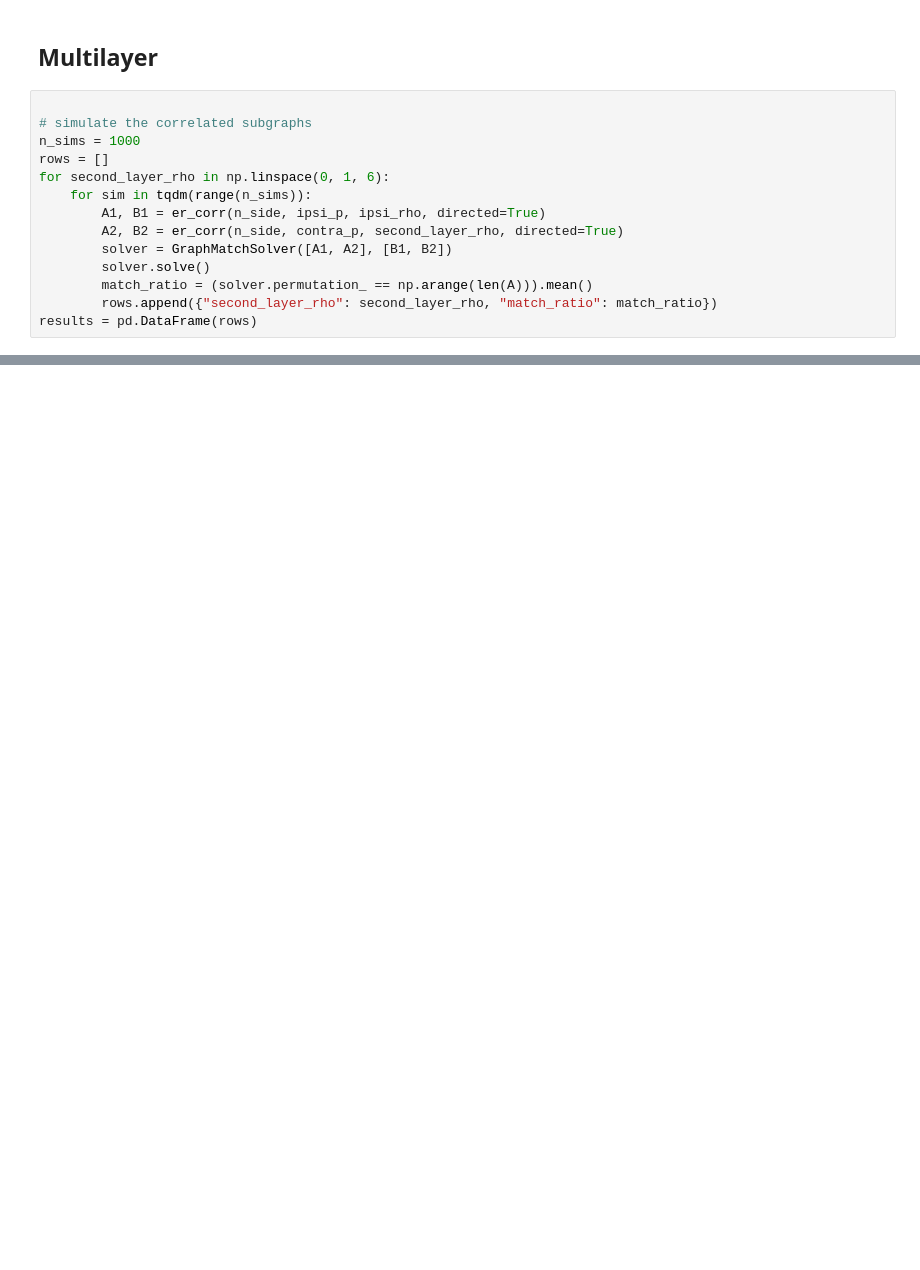
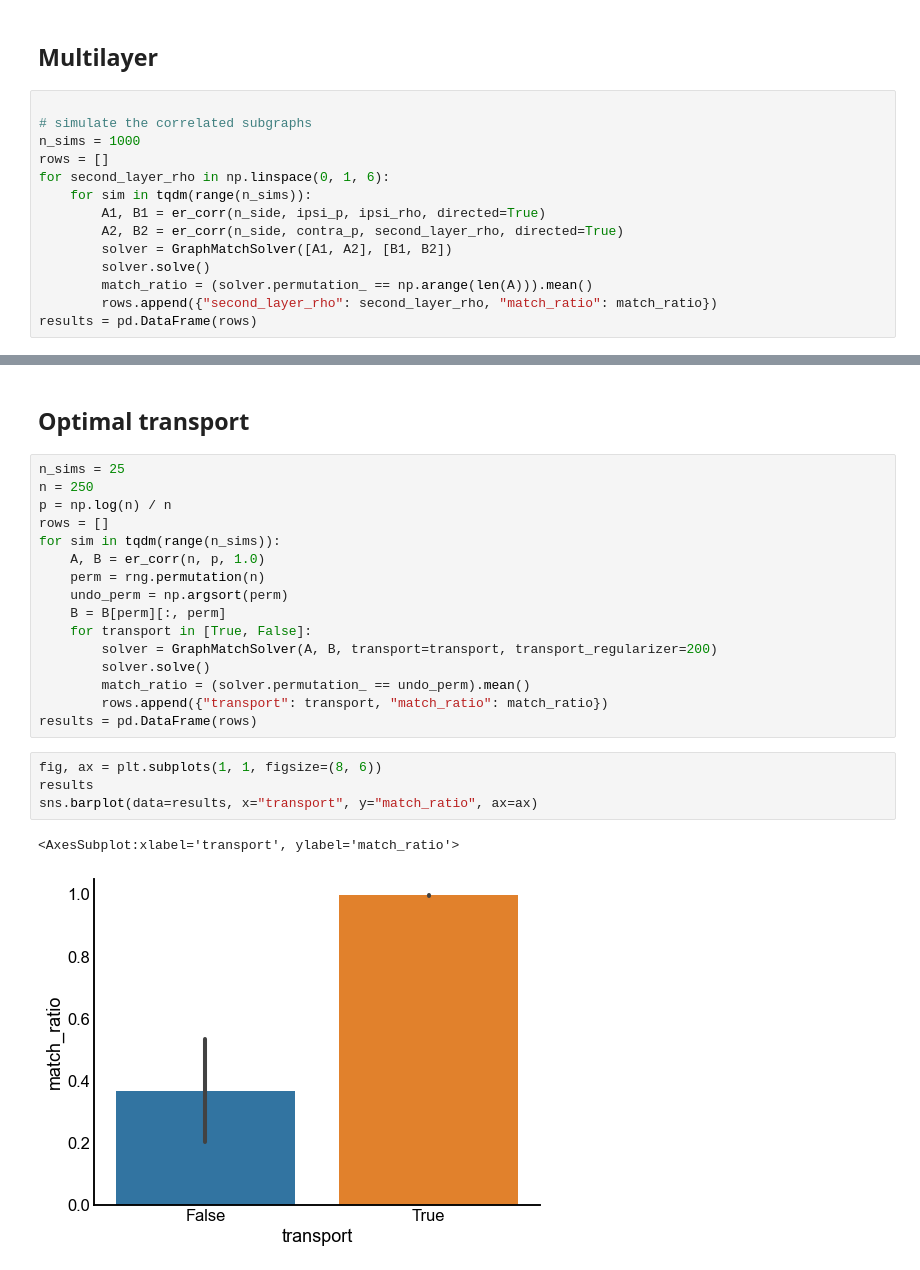
Before and after one commit to neurodata/matching, a Jupyter notebook: docs/benchmarks.ipynb, the cells around one changed output, grey strips where cells are left out. Drawn from its saved outputs; the diff is of its cells as text; blank space fills up the shorter version.

Commit message:
add GOAT results

```diff
--- a/docs/benchmarks.ipynb
+++ b/docs/benchmarks.ipynb
@@ -108,0 +109,25 @@ gluefig("accuracy_by_seeds", fig)
+# %% [markdown]
+## Optimal transport
+# %%
+n_sims = 25
+n = 250
+p = np.log(n) / n
+rows = []
+for sim in tqdm(range(n_sims)):
+    A, B = er_corr(n, p, 1.0)
+    perm = rng.permutation(n)
+    undo_perm = np.argsort(perm)
+    B = B[perm][:, perm]
+    for transport in [True, False]:
+        solver = GraphMatchSolver(A, B, transport=transport, transport_regularizer=200)
+        solver.solve()
+        match_ratio = (solver.permutation_ == undo_perm).mean()
+        rows.append({"transport": transport, "match_ratio": match_ratio})
+results = pd.DataFrame(rows)
+# %%
+fig, ax = plt.subplots(1, 1, figsize=(8, 6))
+results
+sns.barplot(data=results, x="transport", y="match_ratio", ax=ax)
+# %% [output]
+<AxesSubplot:xlabel='transport', ylabel='match_ratio'>
+[figure, added]
```
Also changed, not shown: parts of 2 cells of this notebook, 2 other files.
